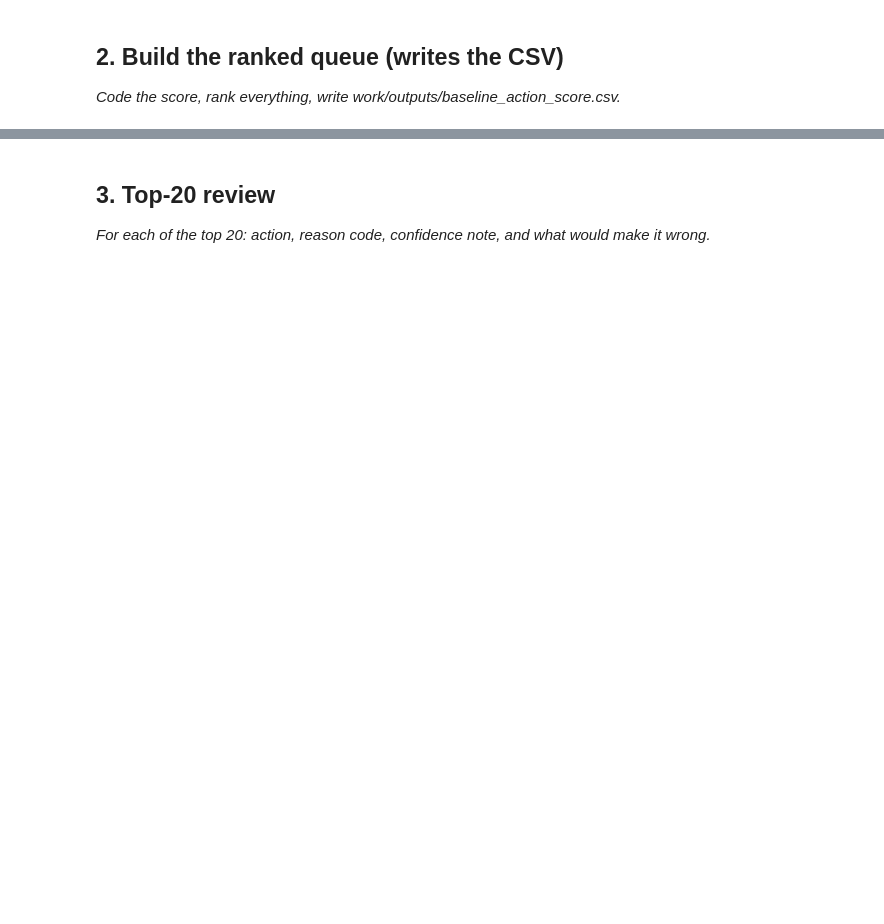
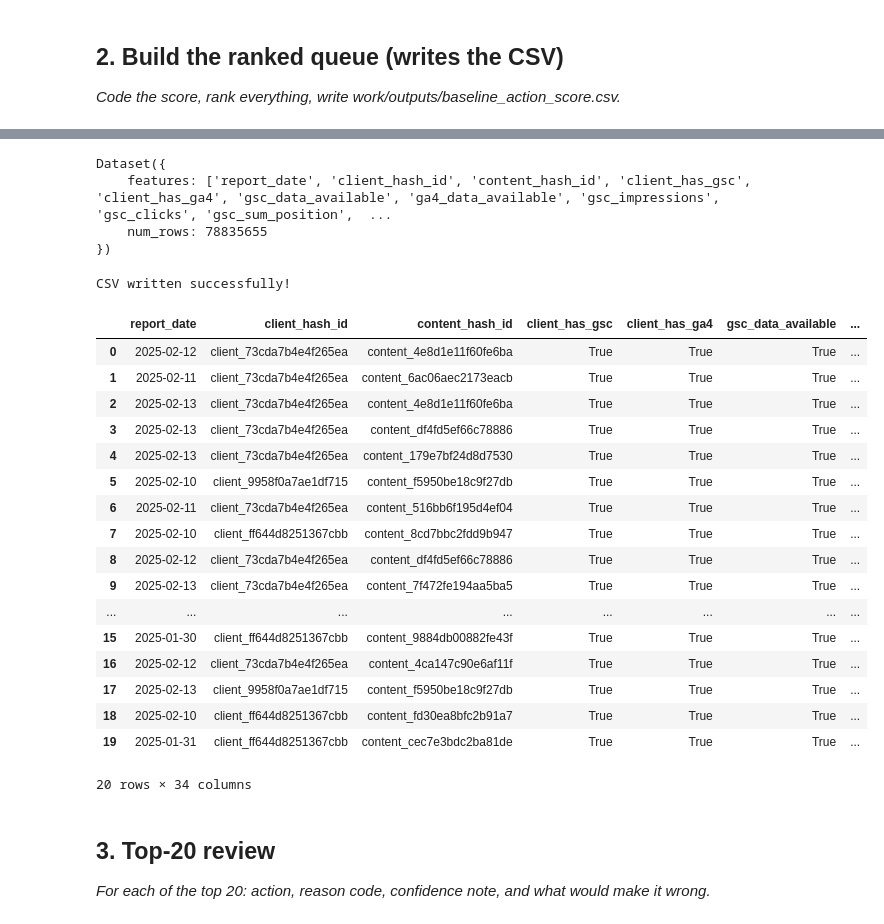
Before and after one commit to a-demesa/flyrank-ml, a Jupyter notebook: work/notebooks/w04_baseline_score.ipynb, the cells around one changed output, grey strips where cells are left out. Saved outputs shown, nothing was run; the diff lists cells and outputs as text; code cells hidden in the pictures; blank space fills up the shorter version.

```diff
--- a/work/notebooks/w04_baseline_score.ipynb
+++ b/work/notebooks/w04_baseline_score.ipynb
@@ -17,3 +54,80 @@ This skeleton is yours to fill. Work the sections **in order** — each one has
+# %%
+from datasets import load_dataset
+
+dataset = load_dataset(
+    "FlyRank/internship-warehouse",
+    "fact_content_daily_performance"
+)
+
+train = dataset["train"]
+
+print(train)
+# %% [output]
+Dataset({
+    features: ['report_date', 'client_hash_id', 'content_hash_id', 'client_has_gsc', 'client_has_ga4', 'gsc_data_available', 'ga4_data_available', 'gsc_impressions', 'gsc_clicks', 'gsc_sum_position',  ...
+    num_rows: 78835655
+})
+# %%
+from pathlib import Path
+import pandas as pd
+
+# Take a manageable sample for the baseline rule
+sample_df = train.select(range(10000)).to_pandas()
+
+# Avoid division by zero
+sample_df["ctr"] = sample_df["gsc_clicks"] / sample_df["gsc_impressions"].replace(0, 1)
+
+# Baseline score
+sample_df["baseline_score"] = (
+    sample_df["gsc_impressions"] * 0.5
+    + (1 - sample_df["ctr"]) * 100
+    + sample_df["gsc_avg_position"] * 2
+)
+
+# Reason code
+sample_df["reason_code"] = "REFRESH_OPPORTUNITY"
+
+# Action label
+sample_df["action"] = "Refresh Content"
+
+# Rank pages
+ranked = sample_df.sort_values(
+    "baseline_score",
+    ascending=False
+).reset_index(drop=True)
+
+# Create output folder
+Path("work/outputs").mkdir(parents=True, exist_ok=True)
+
+# Save CSV
+ranked.to_csv(
+    "work/outputs/baseline_action_score.csv",
+    index=False
+)
+
+print("CSV written successfully!")
+
+ranked.head(20)
+# %% [output]
+CSV written successfully!
+|  | report_date | client_hash_id | content_hash_id | client_has_gsc | client_has_ga4 | gsc_data_available | ... |
+| 0 | 2025-02-12 | client_73cda7b4e4f265ea | content_4e8d1e11f60fe6ba | True | True | True | ... |
+| 1 | 2025-02-11 | client_73cda7b4e4f265ea | content_6ac06aec2173eacb | True | True | True | ... |
+| 2 | 2025-02-13 | client_73cda7b4e4f265ea | content_4e8d1e11f60fe6ba | True | True | True | ... |
+| 3 | 2025-02-13 | client_73cda7b4e4f265ea | content_df4fd5ef66c78886 | True | True | True | ... |
+| 4 | 2025-02-13 | client_73cda7b4e4f265ea | content_179e7bf24d8d7530 | True | True | True | ... |
+| 5 | 2025-02-10 | client_9958f0a7ae1df715 | content_f5950be18c9f27db | True | True | True | ... |
+| 6 | 2025-02-11 | client_73cda7b4e4f265ea | content_516bb6f195d4ef04 | True | True | True | ... |
+| 7 | 2025-02-10 | client_ff644d8251367cbb | content_8cd7bbc2fdd9b947 | True | True | True | ... |
+| 8 | 2025-02-12 | client_73cda7b4e4f265ea | content_df4fd5ef66c78886 | True | True | True | ... |
+| 9 | 2025-02-13 | client_73cda7b4e4f265ea | content_7f472fe194aa5ba5 | True | True | True | ... |
+| ... | ... | ... | ... | ... | ... | ... | ... |
+| 15 | 2025-01-30 | client_ff644d8251367cbb | content_9884db00882fe43f | True | True | True | ... |
+| 16 | 2025-02-12 | client_73cda7b4e4f265ea | content_4ca147c90e6af11f | True | True | True | ... |
+| 17 | 2025-02-13 | client_9958f0a7ae1df715 | content_f5950be18c9f27db | True | True | True | ... |
+| 18 | 2025-02-10 | client_ff644d8251367cbb | content_fd30ea8bfc2b91a7 | True | True | True | ... |
+| 19 | 2025-01-31 | client_ff644d8251367cbb | content_cec7e3bdc2ba81de | True | True | True | ... |
+20 rows × 34 columns
 # %% [markdown]
 ## 3. Top-20 review
 
```
Also changed, not shown: parts of 8 cells of this notebook.
